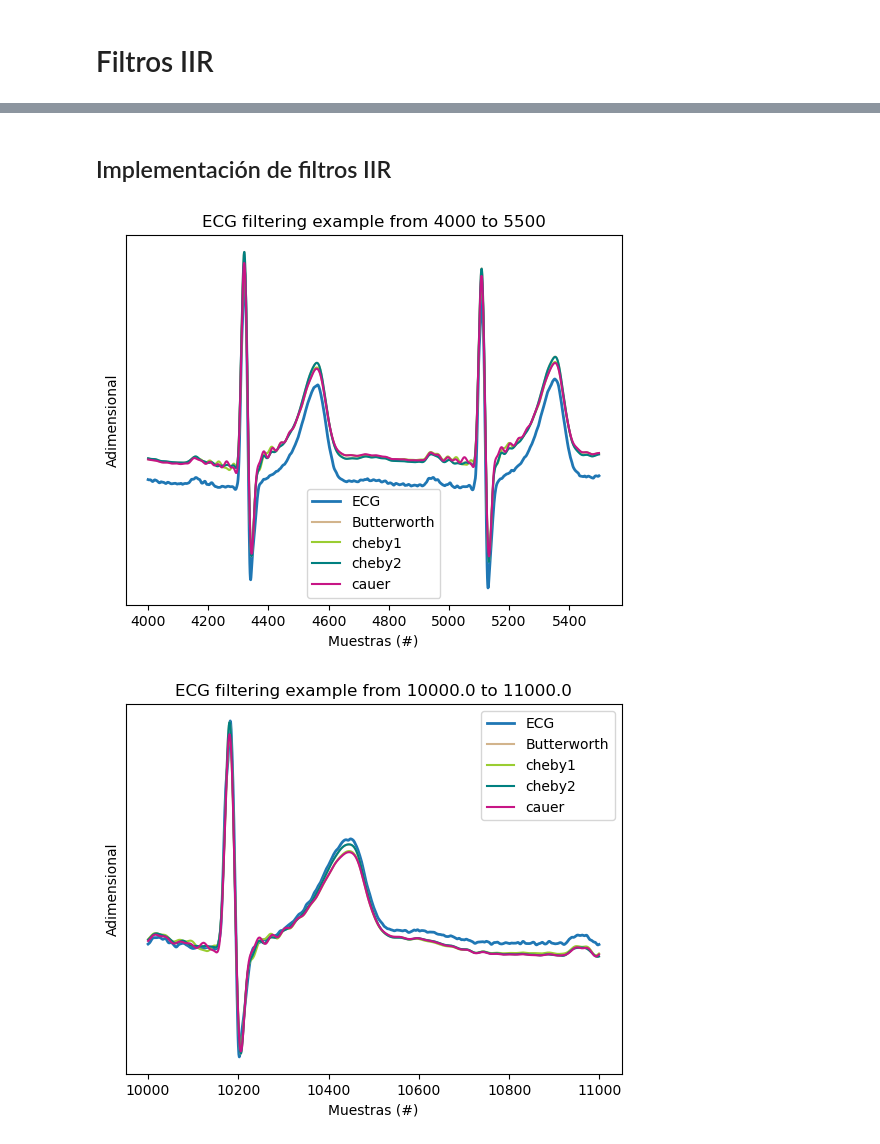
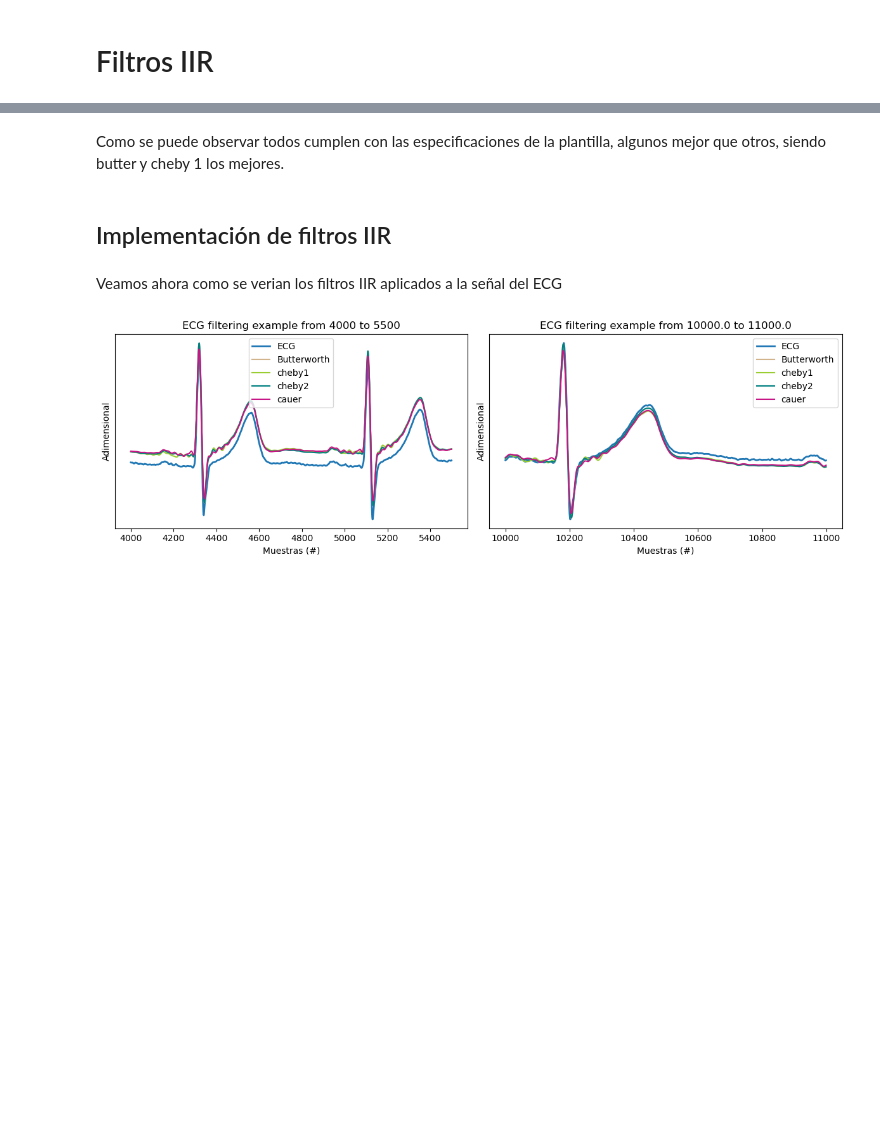
Before and after one commit to moradelacorte/APS, a Jupyter notebook: Mis_trabajos/TS7.ipynb, the cells around one changed output, grey strips where cells are left out. Drawn from its saved outputs; the diff is of its cells as text; code cells hidden in the pictures; blank space fills up the shorter version.

```diff
--- a/Mis_trabajos/TS7.ipynb
+++ b/Mis_trabajos/TS7.ipynb
@@ -277,69 +341,46 @@ plt.show()
+# %% [markdown]
+Como se puede observar todos cumplen con las especificaciones de la plantilla, algunos mejor que otros, siendo butter y cheby 1 los mejores.
 # %% [markdown]
 ## Implementación de filtros IIR
+# %% [markdown]
+Veamos ahora como se verian los filtros IIR aplicados a la señal del ECG
 # %%
 # Aplicamos el filtro
 
 ecg_but = sig.sosfiltfilt(sos_but, ecg_one_lead)
 ecg_chb1 = sig.sosfiltfilt(sos_chb1, ecg_one_lead)
 ecg_chb2 = sig.sosfiltfilt(sos_chb2, ecg_one_lead)
 ecg_cau = sig.sosfiltfilt(sos_cau, ecg_one_lead)
 
 # Regiones de interés sin ruido
 regs_interes = (
         [4000, 5500], # muestras
         [10e3, 11e3], # muestras
         )
 
-for ii in regs_interes:
+fig, axes = plt.subplots(1, len(regs_interes), figsize=(6 * len(regs_interes), 4))
+
+if len(regs_interes) == 1:
+    axes = [axes]
+
+for ax, ii in zip(axes, regs_interes):
 
     # intervalo limitado de 0 a cant_muestras
     zoom_region = np.arange(np.max([0, ii[0]]), np.min([N, ii[1]]), dtype='uint')
 
-    plt.figure()
-    plt.plot(zoom_region, ecg_one_lead[zoom_region], label='ECG', linewidth=2)
-    plt.plot(zoom_region, ecg_but[zoom_region], label='Butterworth', color='tan')
-    plt.plot(zoom_region, ecg_chb1[zoom_region], label='cheby1', color='yellowgreen')
-    plt.plot(zoom_region, ecg_chb2[zoom_region], label='cheby2', color='teal')
-    plt.plot(zoom_region, ecg_cau[zoom_region], label='cauer', color='mediumvioletred')
+    ax.plot(zoom_region, ecg_one_lead[zoom_region], label='ECG', linewidth=2)
+    ax.plot(zoom_region, ecg_but[zoom_region], label='Butterworth', color='tan')
+    ax.plot(zoom_region, ecg_chb1[zoom_region], label='cheby1', color='yellowgreen')
+    ax.plot(zoom_region, ecg_chb2[zoom_region], label='cheby2', color='teal')
+    ax.plot(zoom_region, ecg_cau[zoom_region], label='cauer', color='mediumvioletred')
 
-    plt.title('ECG filtering example from ' + str(ii[0]) + ' to ' + str(ii[1]) )
-    plt.ylabel('Adimensional')
-    plt.xlabel('Muestras (#)')
+    ax.set_title('ECG filtering example from ' + str(ii[0]) + ' to ' + str(ii[1]))
+    ax.set_ylabel('Adimensional')
+    ax.set_xlabel('Muestras (#)')
+    ax.legend()
+    ax.set_yticks(())
 
-    axes_hdl = plt.gca()
-    axes_hdl.legend()
-    axes_hdl.set_yticks(())
-
-    plt.show()
-
-# Regiones de interés con ruido
-regs_interes = (
-        np.array([5, 5.2]) *60*fs, # minutos a muestras
-        np.array([12, 12.4]) *60*fs, # minutos a muestras
-        np.array([15, 15.2]) *60*fs, # minutos a muestras
-        )
-
-for ii in regs_interes:
-
-    # intervalo limitado de 0 a cant_muestras
-    zoom_region = np.arange(np.max([0, ii[0]]), np.min([N, ii[1]]), dtype='uint')
-
-    plt.figure()
-    plt.plot(zoom_region, ecg_one_lead[zoom_region], label='ECG', linewidth=2)
-    plt.plot(zoom_region, ecg_but[zoom_region], label='Butterworth', color='tan')
-    plt.plot(zoom_region, ecg_chb1[zoom_region], label='cheby1', color='yellowgreen')
-    plt.plot(zoom_region, ecg_chb2[zoom_region], label='cheby2', color='teal')
-    plt.plot(zoom_region, ecg_cau[zoom_region], label='cauer', color='mediumvioletred')
-
-    plt.title('ECG filtering example from ' + str(ii[0]) + ' to ' + str(ii[1]) )
-    plt.ylabel('Adimensional')
-    plt.xlabel('Muestras (#)')
-
-    axes_hdl = plt.gca()
-    axes_hdl.legend()
-    axes_hdl.set_yticks(())
-
-    plt.show()
+plt.tight_layout()
+plt.show()
 # %% [output]
-[figure, old version]
+[figure, new version]
-[figure, removed]
```
Also changed, not shown: parts of 27 cells of this notebook.
